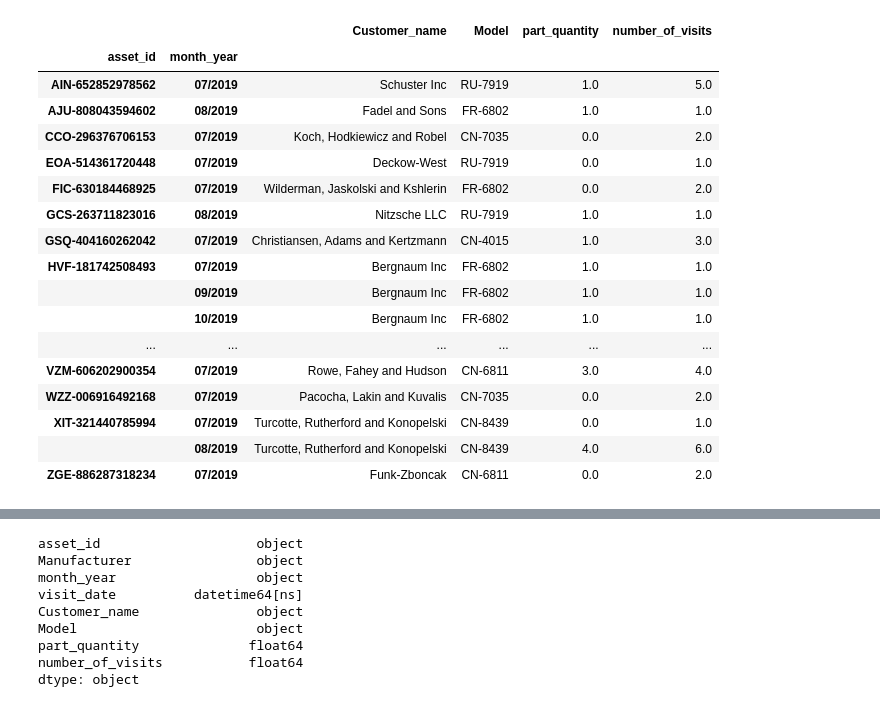
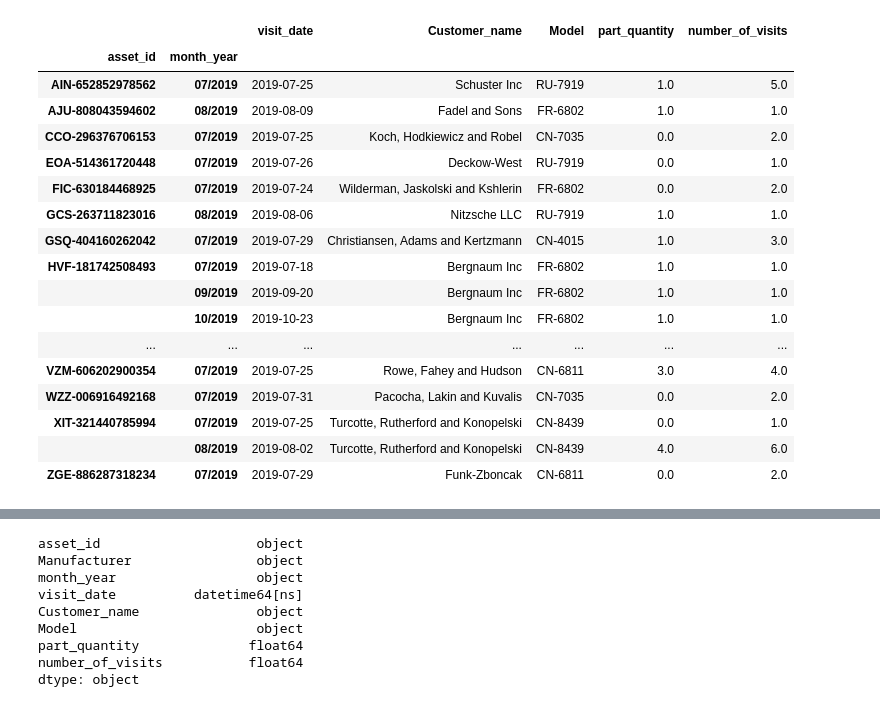
Before and after one commit to Nashdidan/Aquant, a Jupyter notebook: backend/jupyterNotebookBE.ipynb, the cells around one changed output, grey strips where cells are left out. Cells and saved outputs as stored; diff of their text form; code cells hidden in the pictures.

```diff
--- a/backend/jupyterNotebookBE.ipynb
+++ b/backend/jupyterNotebookBE.ipynb
@@ -11,39 +13,34 @@ filePath = r"data_base//temp.xlsx"
 # %%
 df = pd.read_excel(filePath)
 
 df['part_quantity'] = df['part_quantity'].replace(np.nan, 0)
 df['visit_date'] = pd.to_datetime(df.visit_date)
 df['month_year'] = df.visit_date
 df['month_year'] = df['month_year'].dt.strftime('%m/%Y')
 df['number_of_visits'] = 1
 # df['number_of_visits'] = df.number_of_visits.groupby(pd.Grouper(freq='M')).sum()
 df['part_quantity'] = df['part_quantity'].groupby([df.asset_id, df.visit_date]).transform('sum')
 df['number_of_visits'] = df['number_of_visits'].groupby([df.asset_id, df.visit_date]).transform('sum')
-display()
 
-# df['number_of_visits'] = pd.Series(df['number_of_visits'].groupby(df['visit_date']).aggregate('max').values)
-
-df = df[['asset_id', 'Manufacturer', 'month_year', 'Customer_name', 'Model', 'part_quantity', 'number_of_visits']] #answer question no 1
-# sumOfParts = pd.DataFrame(df.number_of_visits.groupby([df.visit_date])).sum()
-
-groupByAssetDate = pd.DataFrame(df.groupby([df.asset_id, df.month_year]).aggregate('min'))
+df1 = df[['asset_id', 'visit_date', 'Manufacturer', 'month_year', 'Customer_name', 'Model', 'part_quantity', 'number_of_visits']]
+groupByAssetDate = pd.DataFrame(df1.groupby([df1.asset_id, df1.month_year]).aggregate('min'))
 display(groupByAssetDate)
 # %% [output]
-|  |  | Customer_name | Model | part_quantity | number_of_visits |
-| asset_id | month_year |  |  |  |  |
-| AIN-652852978562 | 07/2019 | Schuster Inc | RU-7919 | 1.0 | 5.0 |
-| AJU-808043594602 | 08/2019 | Fadel and Sons | FR-6802 | 1.0 | 1.0 |
-| CCO-296376706153 | 07/2019 | Koch, Hodkiewicz and Robel | CN-7035 | 0.0 | 2.0 |
-| EOA-514361720448 | 07/2019 | Deckow-West | RU-7919 | 0.0 | 1.0 |
-| FIC-630184468925 | 07/2019 | Wilderman, Jaskolski and Kshlerin | FR-6802 | 0.0 | 2.0 |
-| GCS-263711823016 | 08/2019 | Nitzsche LLC | RU-7919 | 1.0 | 1.0 |
-| GSQ-404160262042 | 07/2019 | Christiansen, Adams and Kertzmann | CN-4015 | 1.0 | 3.0 |
-| HVF-181742508493 | 07/2019 | Bergnaum Inc | FR-6802 | 1.0 | 1.0 |
-|  | 09/2019 | Bergnaum Inc | FR-6802 | 1.0 | 1.0 |
-|  | 10/2019 | Bergnaum Inc | FR-6802 | 1.0 | 1.0 |
-| ... | ... | ... | ... | ... | ... |
-| VZM-606202900354 | 07/2019 | Rowe, Fahey and Hudson | CN-6811 | 3.0 | 4.0 |
-| WZZ-006916492168 | 07/2019 | Pacocha, Lakin and Kuvalis | CN-7035 | 0.0 | 2.0 |
-| XIT-321440785994 | 07/2019 | Turcotte, Rutherford and Konopelski | CN-8439 | 0.0 | 1.0 |
-|  | 08/2019 | Turcotte, Rutherford and Konopelski | CN-8439 | 4.0 | 6.0 |
-| ZGE-886287318234 | 07/2019 | Funk-Zboncak | CN-6811 | 0.0 | 2.0 |
+|  |  | visit_date | Customer_name | Model | part_quantity | number_of_visits |
+| asset_id | month_year |  |  |  |  |  |
+| AIN-652852978562 | 07/2019 | 2019-07-25 | Schuster Inc | RU-7919 | 1.0 | 5.0 |
+| AJU-808043594602 | 08/2019 | 2019-08-09 | Fadel and Sons | FR-6802 | 1.0 | 1.0 |
+| CCO-296376706153 | 07/2019 | 2019-07-25 | Koch, Hodkiewicz and Robel | CN-7035 | 0.0 | 2.0 |
+| EOA-514361720448 | 07/2019 | 2019-07-26 | Deckow-West | RU-7919 | 0.0 | 1.0 |
+| FIC-630184468925 | 07/2019 | 2019-07-24 | Wilderman, Jaskolski and Kshlerin | FR-6802 | 0.0 | 2.0 |
+| GCS-263711823016 | 08/2019 | 2019-08-06 | Nitzsche LLC | RU-7919 | 1.0 | 1.0 |
+| GSQ-404160262042 | 07/2019 | 2019-07-29 | Christiansen, Adams and Kertzmann | CN-4015 | 1.0 | 3.0 |
+| HVF-181742508493 | 07/2019 | 2019-07-18 | Bergnaum Inc | FR-6802 | 1.0 | 1.0 |
+|  | 09/2019 | 2019-09-20 | Bergnaum Inc | FR-6802 | 1.0 | 1.0 |
+|  | 10/2019 | 2019-10-23 | Bergnaum Inc | FR-6802 | 1.0 | 1.0 |
+| ... | ... | ... | ... | ... | ... | ... |
+| VZM-606202900354 | 07/2019 | 2019-07-25 | Rowe, Fahey and Hudson | CN-6811 | 3.0 | 4.0 |
+| WZZ-006916492168 | 07/2019 | 2019-07-31 | Pacocha, Lakin and Kuvalis | CN-7035 | 0.0 | 2.0 |
+| XIT-321440785994 | 07/2019 | 2019-07-25 | Turcotte, Rutherford and Konopelski | CN-8439 | 0.0 | 1.0 |
+|  | 08/2019 | 2019-08-02 | Turcotte, Rutherford and Konopelski | CN-8439 | 4.0 | 6.0 |
+| ZGE-886287318234 | 07/2019 | 2019-07-29 | Funk-Zboncak | CN-6811 | 0.0 | 2.0 |
```
Also changed, not shown: parts of 3 cells of this notebook.
